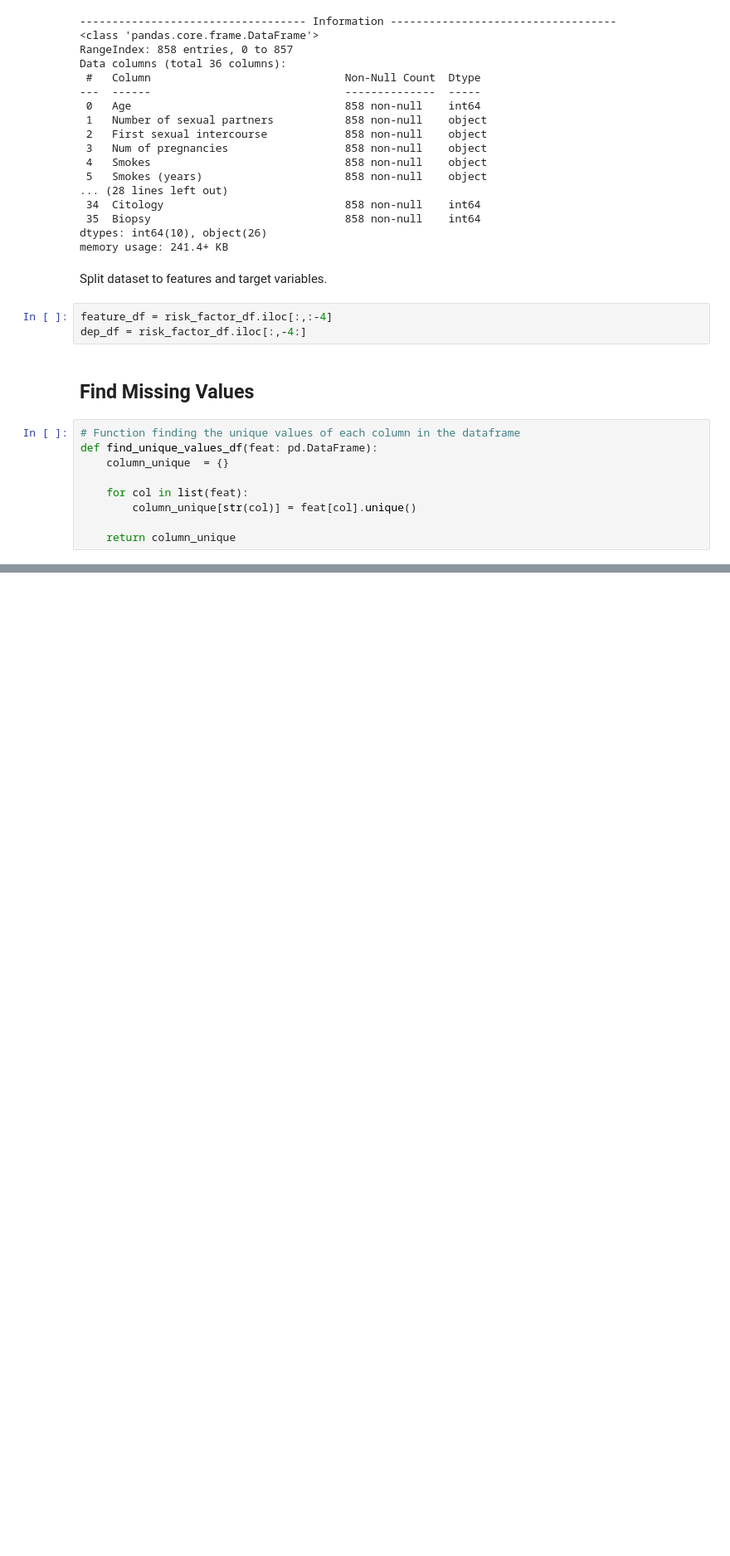
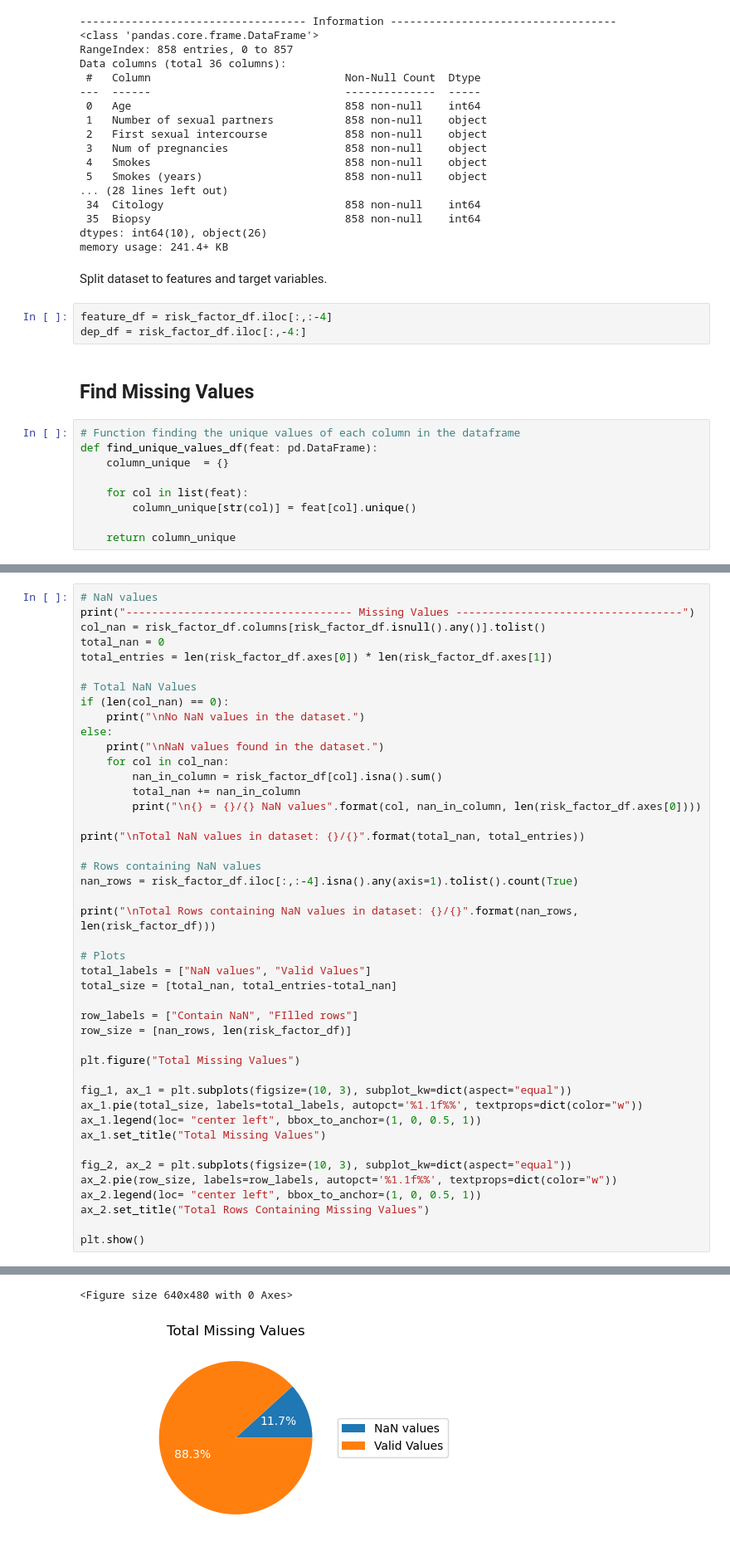
Before and after one commit to JYe9/MAI643_AI_in_Medicine, a Jupyter notebook: pre-processing.ipynb, the cells around one changed output, grey strips where cells are left out. Shown at 83% size. Saved outputs shown, nothing was run; the diff lists cells and outputs as text; blank space fills up the shorter version.

Commit message:
Missing Values Analysis

```diff
--- a/pre-processing.ipynb
+++ b/pre-processing.ipynb
@@ -108,0 +94,45 @@ Total NaN values in dataset: 3622/30888
+# %%
+# NaN values
+print("----------------------------------- Missing Values -----------------------------------")
+col_nan = risk_factor_df.columns[risk_factor_df.isnull().any()].tolist()
+total_nan = 0
+total_entries = len(risk_factor_df.axes[0]) * len(risk_factor_df.axes[1])
+
+# Total NaN Values
+if (len(col_nan) == 0):
+    print("\nNo NaN values in the dataset.")
+else:
+    print("\nNaN values found in the dataset.")
+    for col in col_nan:
+        nan_in_column = risk_factor_df[col].isna().sum()
+        total_nan += nan_in_column
+        print("\n{} = {}/{} NaN values".format(col, nan_in_column, len(risk_factor_df.axes[0])))
+
+print("\nTotal NaN values in dataset: {}/{}".format(total_nan, total_entries))
+
+# Rows containing NaN values
+nan_rows = risk_factor_df.iloc[:,:-4].isna().any(axis=1).tolist().count(True)
+
+print("\nTotal Rows containing NaN values in dataset: {}/{}".format(nan_rows, len(risk_factor_df)))
+
+# Plots
+total_labels = ["NaN values", "Valid Values"]
+total_size = [total_nan, total_entries-total_nan]
+
+row_labels = ["Contain NaN", "FIlled rows"]
+row_size = [nan_rows, len(risk_factor_df)]
+
+plt.figure("Total Missing Values")
+
+fig_1, ax_1 = plt.subplots(figsize=(10, 3), subplot_kw=dict(aspect="equal"))
+ax_1.pie(total_size, labels=total_labels, autopct='%1.1f%%', textprops=dict(color="w"))
+ax_1.legend(loc= "center left", bbox_to_anchor=(1, 0, 0.5, 1))
+ax_1.set_title("Total Missing Values")
+
+fig_2, ax_2 = plt.subplots(figsize=(10, 3), subplot_kw=dict(aspect="equal"))
+ax_2.pie(row_size, labels=row_labels, autopct='%1.1f%%', textprops=dict(color="w"))
+ax_2.legend(loc= "center left", bbox_to_anchor=(1, 0, 0.5, 1))
+ax_2.set_title("Total Rows Containing Missing Values")
+
+plt.show()
+# %% [output]
@@ -108,0 +156,2 @@ Total NaN values in dataset: 3622/30888
+<Figure size 640x480 with 0 Axes>
+[figure, added]
```
Also changed, not shown: parts of 3 cells of this notebook.
